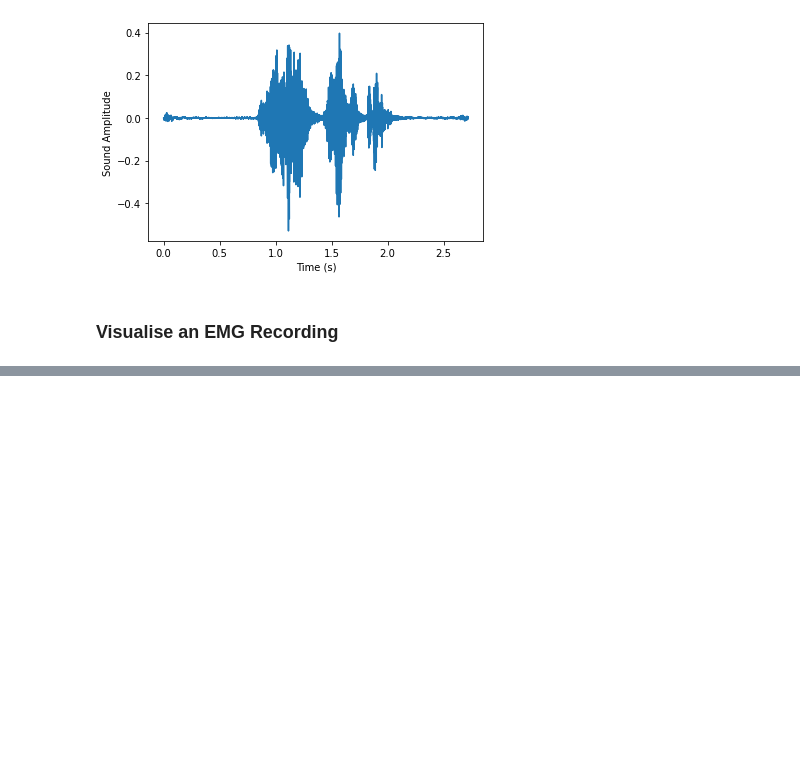
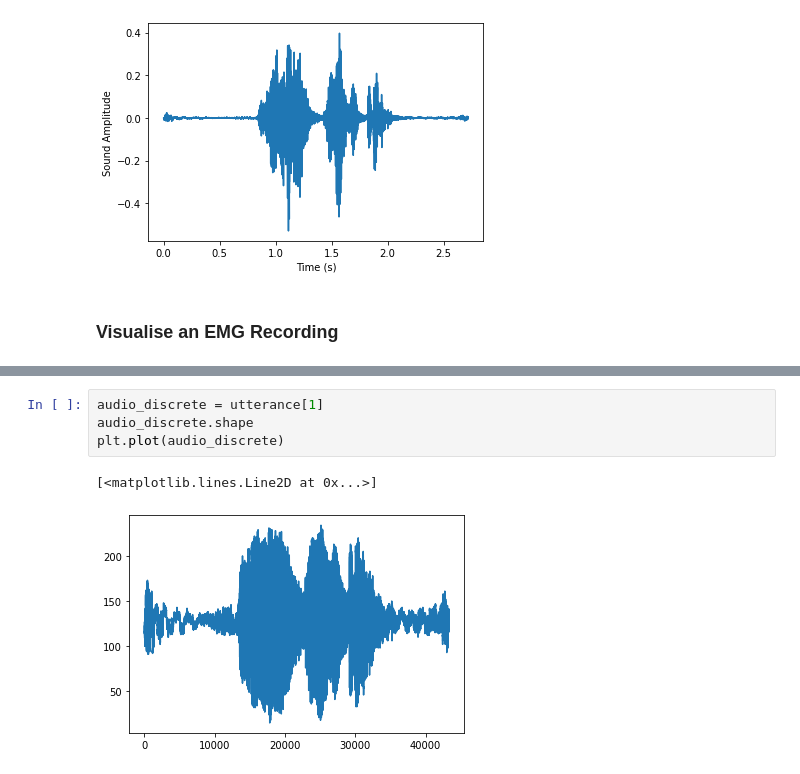
Before and after one commit to MiscellaneousStuff/silent_speech_analysis, a Jupyter notebook: dgaddy_analysis.ipynb, the cells around one changed output, grey strips where cells are left out. Cells and saved outputs as stored; diff of their text form; blank space fills up the shorter version.

```diff
--- a/dgaddy_analysis.ipynb
+++ b/dgaddy_analysis.ipynb
@@ -328,0 +446,7 @@ ModuleNotFoundError: No module named 'data_utils'
+# %%
+audio_discrete = utterance[1]
+audio_discrete.shape
+plt.plot(audio_discrete)
+# %% [output]
+[<matplotlib.lines.Line2D at 0x...>]
+[figure, added]
```
Also changed, not shown: parts of 6 cells of this notebook.
